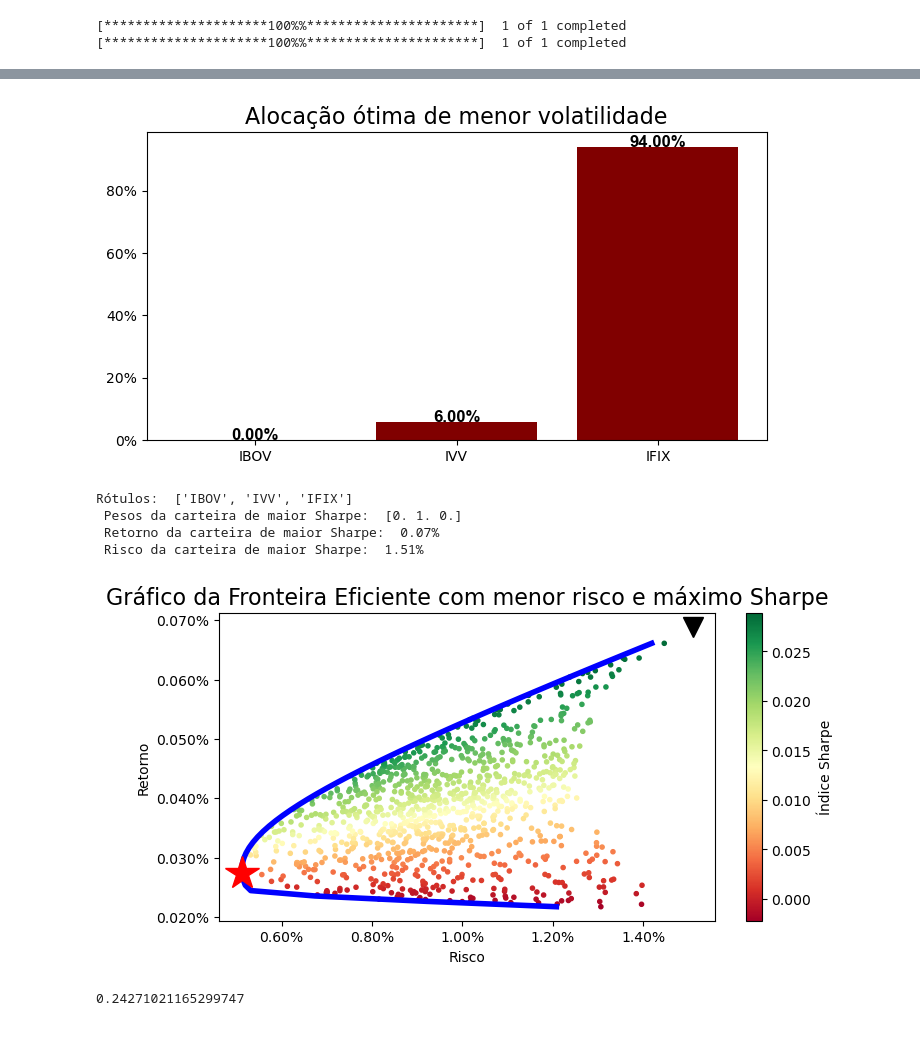
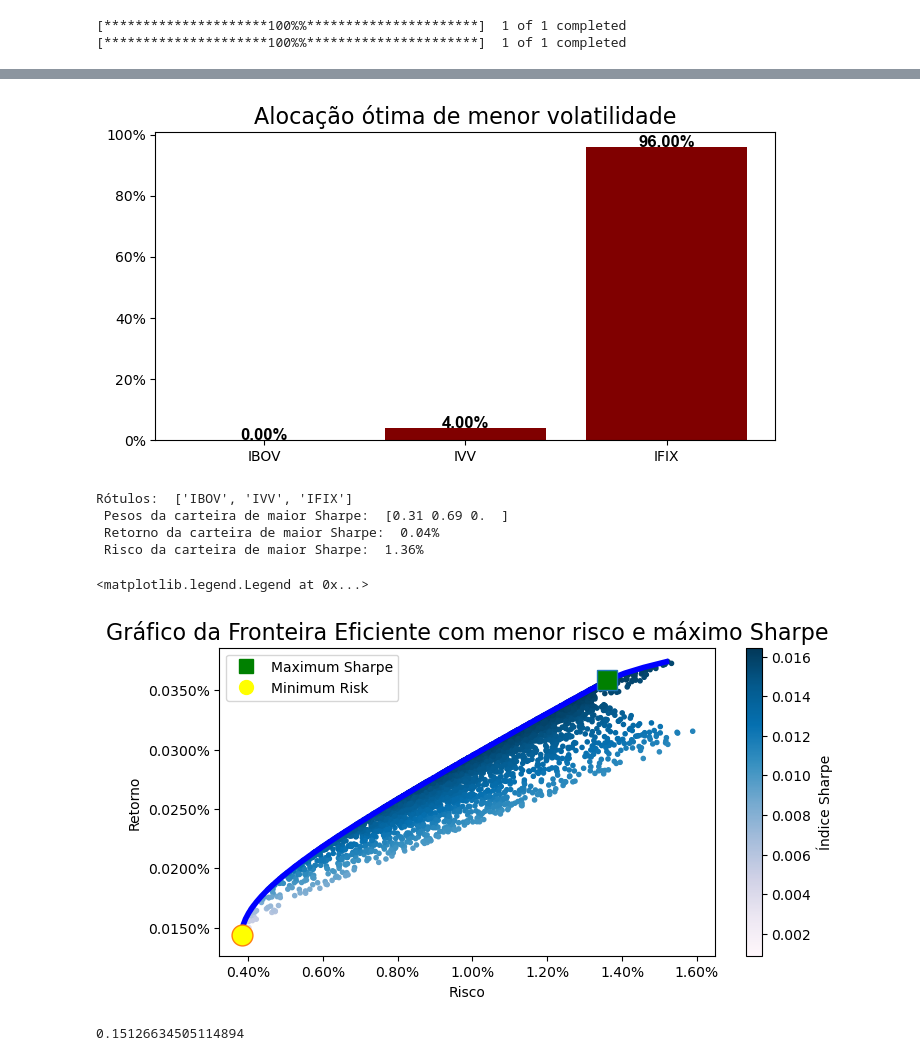
Before and after one commit to paulinhok14/Asset-Allocation, a Jupyter notebook: Asset Allocation.ipynb, the cells around one changed output, grey strips where cells are left out. Cells and saved outputs as stored; diff of their text form; code cells hidden in the pictures.

```diff
--- a/Asset Allocation.ipynb
+++ b/Asset Allocation.ipynb
@@ -16,7 +17,7 @@ ibov_symbol = '^BVSP'  # Índice IBOV
 ivvb11_symbol = 'IVVB11.SA'  # ETF do S&P 500 na B3 (Bolsa de Valores do Brasil) - Início limitado (maio/2016)
 
 # Definindo a data inicial e final para as cotações históricas do estudo
-start_date = '2013-01-01'
+start_date = '2004-01-01'
 end_date = '2023-10-26'
 
 # Baixando os dados históricos usando yfinance
@@ -300,6 +301,6 @@ daily_returns_all_classes_log
 # %%
 # Geração dos portfolios
-n_portfolios = 1000
+n_portfolios = 4000
 
 p_ret=[]
 p_vol=[]
@@ -425,7 +426,7 @@ plt.title('Alocação ótima de menor volatilidade', fontsize=16)
 
 plt.gca().yaxis.set_major_formatter(mtick.PercentFormatter(xmax=1.0))
 # %% [output]
-[figure, old version]
+[figure, new version]
 # %%
 # Carteira de Índice Sharpe máximo
 
@@ -446,24 +447,35 @@ print('Rótulos: ', daily_returns_all_classes_log.columns.to_list(), '\n',
      'Risco da carteira de maior Sharpe: ', '{:.2%}'.format(vol_otimo))
 # %% [output]
 Rótulos:  ['IBOV', 'IVV', 'IFIX']
- Pesos da carteira de maior Sharpe:  [0. 1. 0.]
- Retorno da carteira de maior Sharpe:  0.07%
- Risco da carteira de maior Sharpe:  1.51%
+ Pesos da carteira de maior Sharpe:  [0.31 0.69 0.  ]
+ Retorno da carteira de maior Sharpe:  0.04%
+ Risco da carteira de maior Sharpe:  1.36%
 # %%
 # Gráfico da Fronteira Eficiente com menor risco e máximo Sharpe
 plt.figure(figsize=(8,4))
-plt.scatter(p_vol, p_ret, c=(p_ret-risk_free_tx)/p_vol, marker='.', cmap='RdYlGn')
+plt.scatter(p_vol, p_ret, c=(p_ret-risk_free_tx)/p_vol, marker='.', cmap='PuBu')
 plt.plot(tvols, trets, 'b', lw=4)
-plt.plot(port_vol(otim_sharpe['x']), port_ret(otim_sharpe['x']), 'kv', markersize=15) # Máximo Sharpe
-plt.plot(port_vol(otim_menor_vol['x']), port_ret(otim_menor_vol['x']), 'r*', markersize=25) # Menor Risco
+plt.plot(port_vol(otim_sharpe['x']), port_ret(otim_sharpe['x']), 's', markerfacecolor='green', markersize=15) # Máximo Sharpe
+plt.plot(port_vol(otim_menor_vol['x']), port_ret(otim_menor_vol['x']), 'o' , markerfacecolor='yellow', markersize=15) # Menor Risco
 plt.title('Gráfico da Fronteira Eficiente com menor risco e máximo Sharpe', fontsize=16)
 plt.xlabel('Risco')
 plt.ylabel('Retorno')
 plt.colorbar(label='Índice Sharpe')
 plt.gca().yaxis.set_major_formatter(mtick.PercentFormatter(xmax=1.0))
 plt.gca().xaxis.set_major_formatter(mtick.PercentFormatter(xmax=1.0))
+
+# Usando objetos mlines pois os markers do matplotlib (parâmetro da função) não geram legendas
+
+green_square = mlines.Line2D([], [], color='green', marker='s', linestyle='None',
+                          markersize=10, label='Maximum Sharpe')
+
+yellow_circle = mlines.Line2D([], [], color='yellow', marker='o', linestyle='None',
+                          markersize=10, label='Minimum Risk')
+
+plt.legend(handles=[green_square, yellow_circle])
 # %% [output]
+<matplotlib.legend.Legend at 0x...>
-[figure, old version]
+[figure, new version]
 # %%
 # Linha de Alocação de Capital - CAL
 # Quanto menor o parâmetro, maior a aversão a risco
@@ -490,6 +502,6 @@ r_oc = wp*port_ret(otim_sharpe['x'])+(1-wp)*risk_free_tx
 v_oc = wp*port_vol(otim_sharpe['x'])
 wp
 # %% [output]
-0.24271021165299747
+0.15126634505114894
 # %%
 # Gráfico da Carteira Ótima Completa
```
Also changed, not shown: parts of 13 cells of this notebook.
